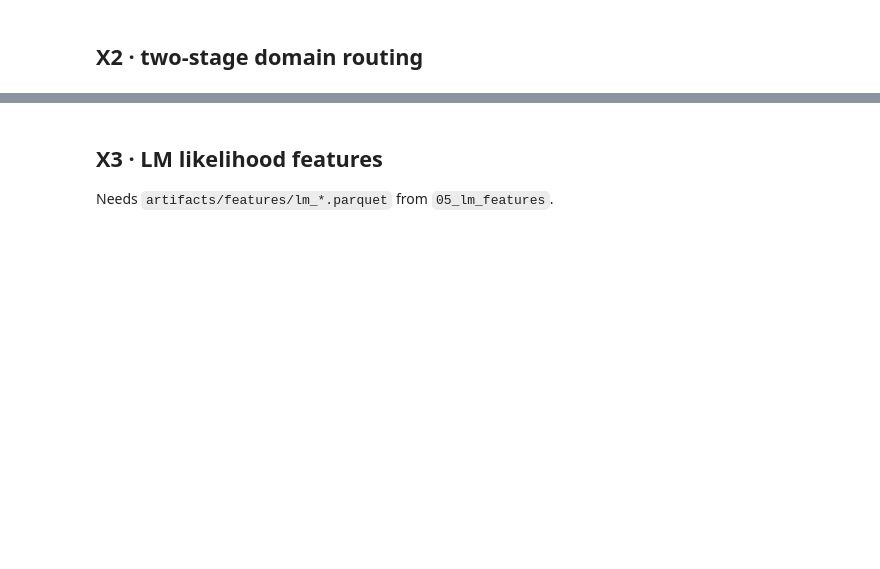
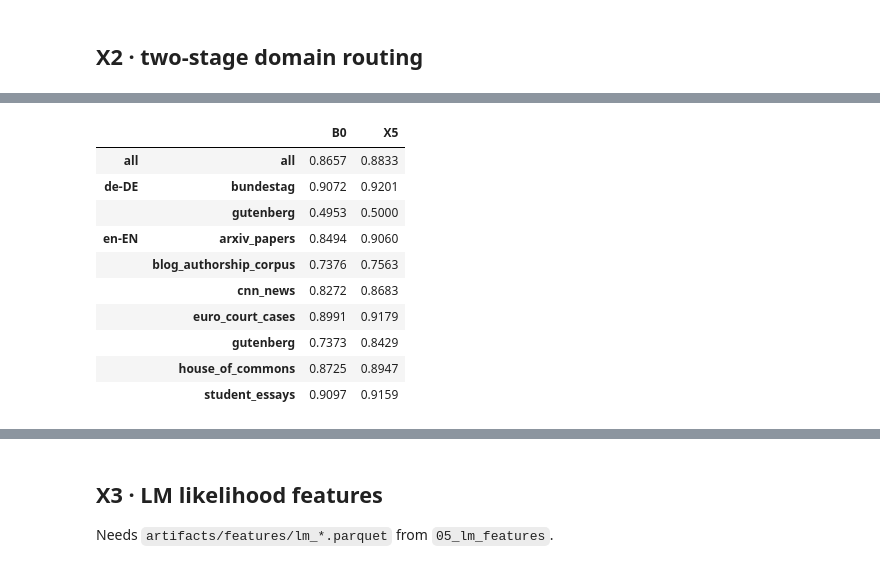
Before and after one commit to kerfmanner/ai-text-detection-hw3-ucu-ai, a Jupyter notebook: notebooks/06_experiments.ipynb, the cells around one changed output, grey strips where cells are left out. Drawn from its saved outputs; the diff is of its cells as text; code cells hidden in the pictures; blank space fills up the shorter version.

```diff
--- a/notebooks/06_experiments.ipynb
+++ b/notebooks/06_experiments.ipynb
@@ -46,0 +114,15 @@ compare(["B0", "X2", "X2g"])
+# %%
+tfidf.run_cascade(load_config("cascade"))
+compare(["B0", "X5"])
+# %% [output]
+|  |  | B0 | X5 |
+| all | all | 0.8657 | 0.8833 |
+| de-DE | bundestag | 0.9072 | 0.9201 |
+|  | gutenberg | 0.4953 | 0.5000 |
+| en-EN | arxiv_papers | 0.8494 | 0.9060 |
+|  | blog_authorship_corpus | 0.7376 | 0.7563 |
+|  | cnn_news | 0.8272 | 0.8683 |
+|  | euro_court_cases | 0.8991 | 0.9179 |
+|  | gutenberg | 0.7373 | 0.8429 |
+|  | house_of_commons | 0.8725 | 0.8947 |
+|  | student_essays | 0.9097 | 0.9159 |
```
Also changed, not shown: parts of 20 cells of this notebook, 31 other files.
